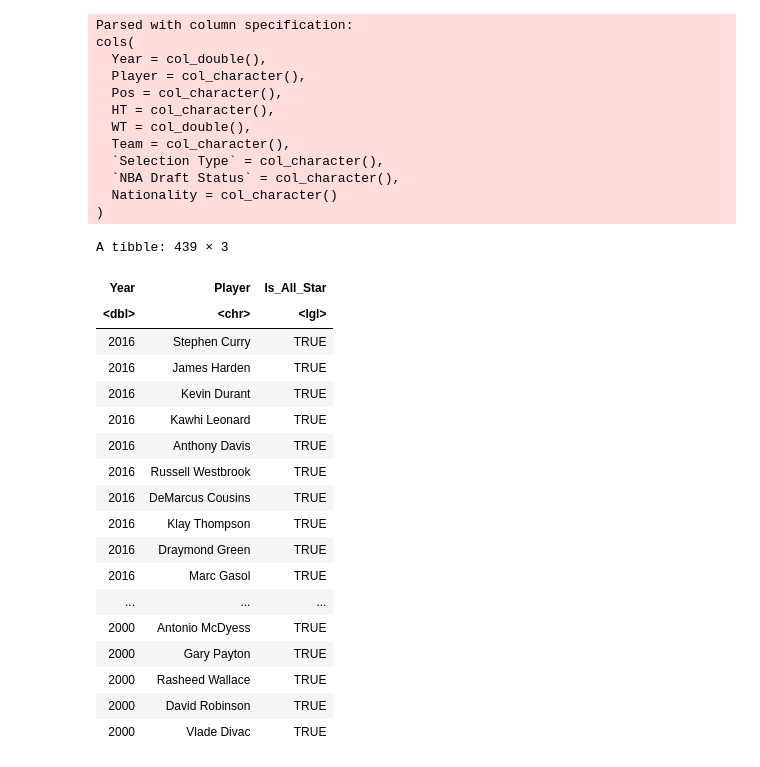
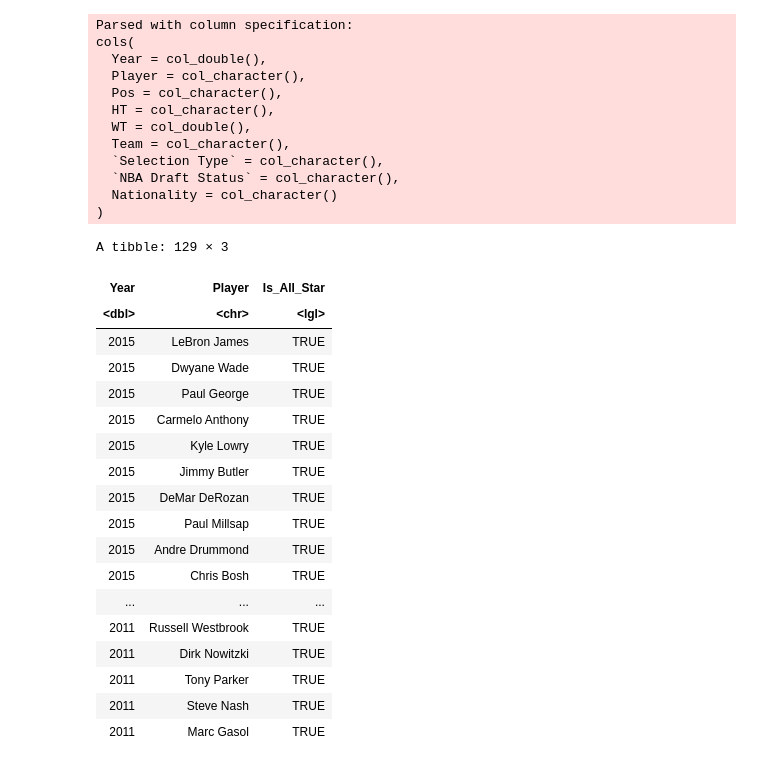
Before and after one commit to RayNguyent/DSCI-100-project, a Jupyter notebook: Untitled.ipynb, the cells around one changed output. Saved outputs shown, nothing was run; the diff lists cells and outputs as text; code cells hidden in the pictures.

```diff
--- a/Untitled.ipynb
+++ b/Untitled.ipynb
@@ -39,43 +53,43 @@ A data.frame: 8582 × 3
 # %%
 all_stars <- read_csv("data/all_stars_2000_2016.csv")
 all_stars_filtered <- all_stars %>%
-    filter(Year <= 2016 & Year >= 2000) %>%
+    filter(Year <= 2015 & Year >= 2011) %>%
     select(Year, Player) %>%
     mutate(Is_All_Star = TRUE)
 
 all_stars_filtered
 # %% [output]
 Parsed with column specification:
 cols(
   Year = col_double(),
   Player = col_character(),
   Pos = col_character(),
   HT = col_character(),
   WT = col_double(),
   Team = col_character(),
   `Selection Type` = col_character(),
   `NBA Draft Status` = col_character(),
   Nationality = col_character()
 )
-A tibble: 439 × 3
+A tibble: 129 × 3
 | Year | Player | Is_All_Star |
 | <dbl> | <chr> | <lgl> |
-| 2016 | Stephen Curry | TRUE |
-| 2016 | James Harden | TRUE |
-| 2016 | Kevin Durant | TRUE |
-| 2016 | Kawhi Leonard | TRUE |
-| 2016 | Anthony Davis | TRUE |
-| 2016 | Russell Westbrook | TRUE |
-| 2016 | DeMarcus Cousins | TRUE |
-| 2016 | Klay Thompson | TRUE |
-| 2016 | Draymond Green | TRUE |
-| 2016 | Marc Gasol | TRUE |
+| 2015 | LeBron James | TRUE |
+| 2015 | Dwyane Wade | TRUE |
+| 2015 | Paul George | TRUE |
+| 2015 | Carmelo Anthony | TRUE |
+| 2015 | Kyle Lowry | TRUE |
+| 2015 | Jimmy Butler | TRUE |
+| 2015 | DeMar DeRozan | TRUE |
+| 2015 | Paul Millsap | TRUE |
+| 2015 | Andre Drummond | TRUE |
+| 2015 | Chris Bosh | TRUE |
 | ... | ... | ... |
-| 2000 | Antonio McDyess | TRUE |
-| 2000 | Gary Payton | TRUE |
-| 2000 | Rasheed Wallace | TRUE |
-| 2000 | David Robinson | TRUE |
-| 2000 | Vlade Divac | TRUE |
+| 2011 | Russell Westbrook | TRUE |
+| 2011 | Dirk Nowitzki | TRUE |
+| 2011 | Tony Parker | TRUE |
+| 2011 | Steve Nash | TRUE |
+| 2011 | Marc Gasol | TRUE |
 # %%
 combined_data <- left_join(players_filtered, all_stars_filtered, by = c("Year", "Player")) %>%
     replace(is.na(.), FALSE)
```
Also changed, not shown: parts of 4 cells of this notebook.
